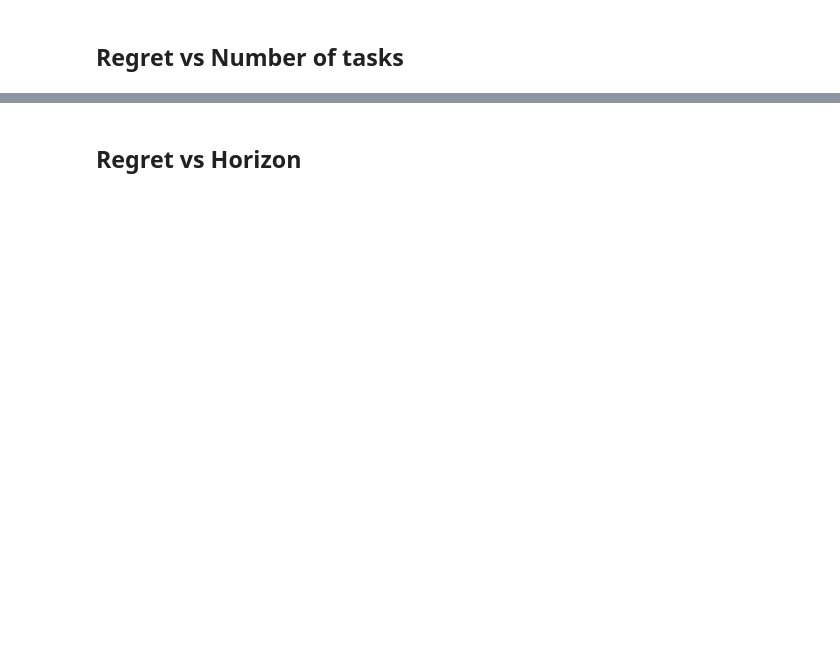
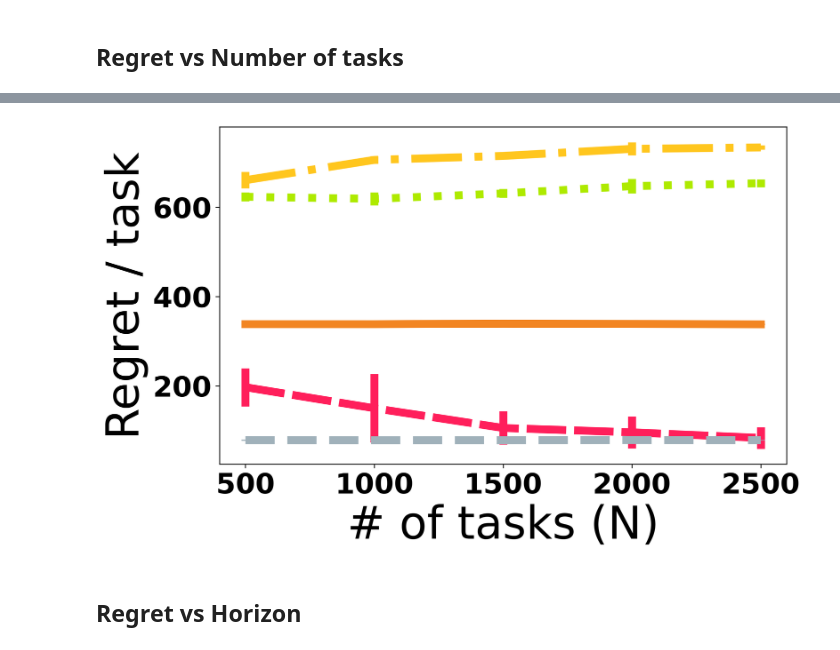
Before and after one commit to duongnhatthang/meta-bandit, a Jupyter notebook: main.ipynb, the cells around one changed output, grey strips where cells are left out. Saved outputs shown, nothing was run; the diff lists cells and outputs as text; code cells hidden in the pictures; blank space fills up the shorter version.

```diff
--- a/main.ipynb
+++ b/main.ipynb
@@ -72,3 +83,13 @@ pass
+# %%
+# Plot from loaded cache file
+# X = np.arange(100, 501, 100)
+X = np.arange(500, 2501, 500)
+gap = kwargs['gap_constrain']
+regret_dict = pickle.load(open("results/tasks.p", "rb"))
+utils.plot(X, regret_dict, '', '# of tasks (N)', 'Regret / task', **kwargs)
+pass
+# %% [output]
+[figure, added]
 # %% [markdown]
 ## Regret vs Horizon
 # %%
```
Also changed, not shown: parts of 12 cells of this notebook, 12 other files.
